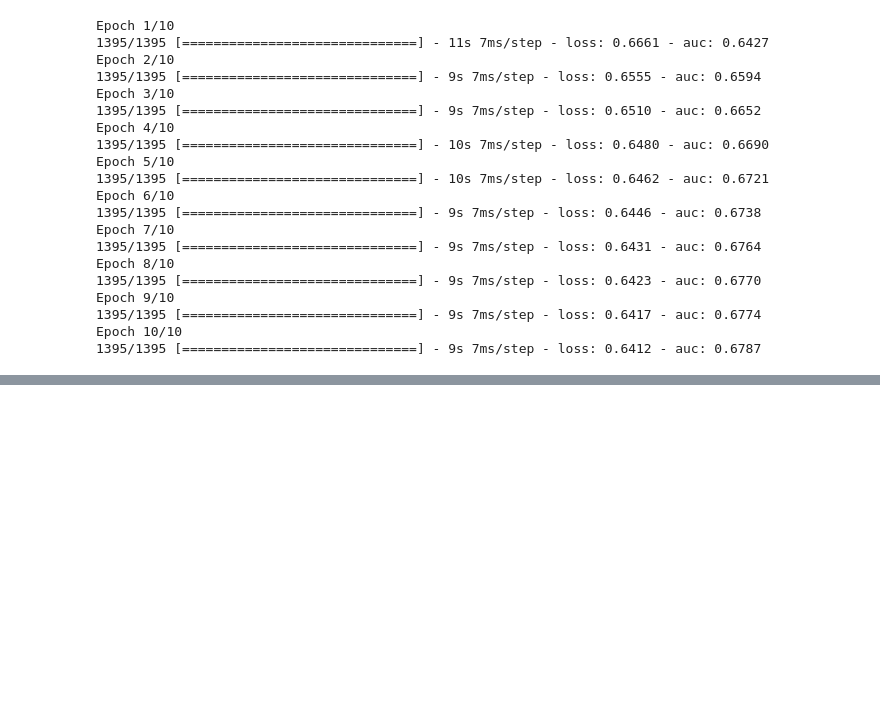
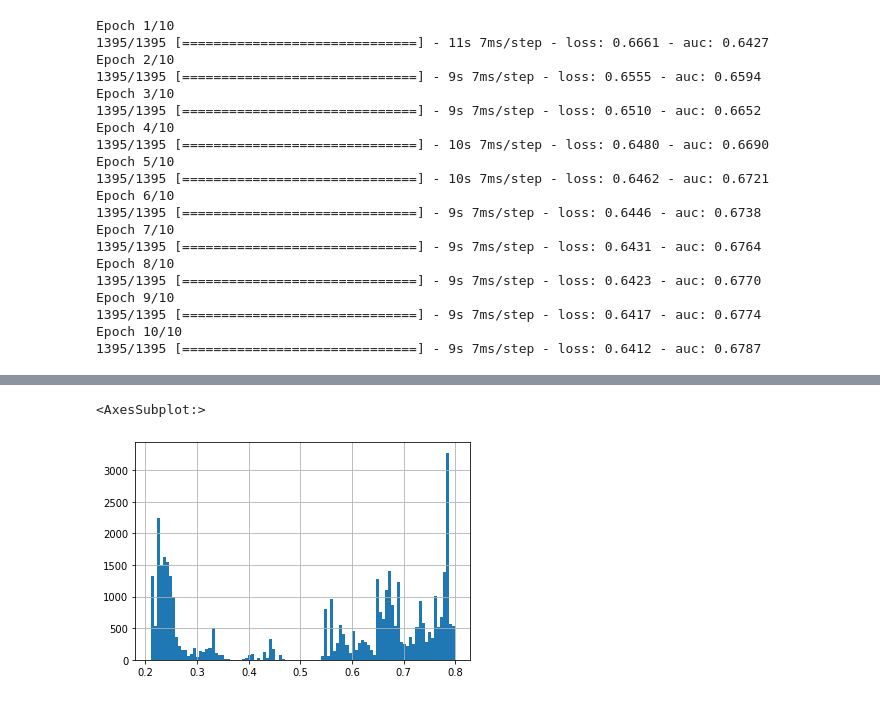
Before and after one commit to GFerrazzo/INE5644, a Jupyter notebook: Entrega Final.ipynb, the cells around one changed output, grey strips where cells are left out. Saved outputs shown, nothing was run; the diff lists cells and outputs as text; code cells hidden in the pictures; blank space fills up the shorter version.

```diff
--- a/Entrega Final.ipynb
+++ b/Entrega Final.ipynb
@@ -311,0 +371,5 @@ tf.math.confusion_matrix(labels=target, predictions=y_pred_model2.ravel()>0.5)
+# %%
+test_df['pred'].hist(bins=100)
+# %% [output]
+<AxesSubplot:>
+[figure, added]
```
Also changed, not shown: parts of 32 cells of this notebook.
